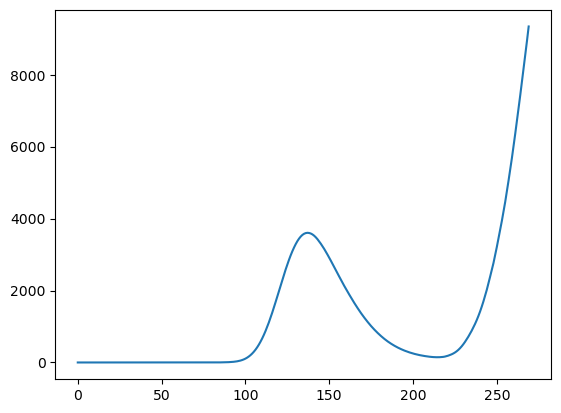
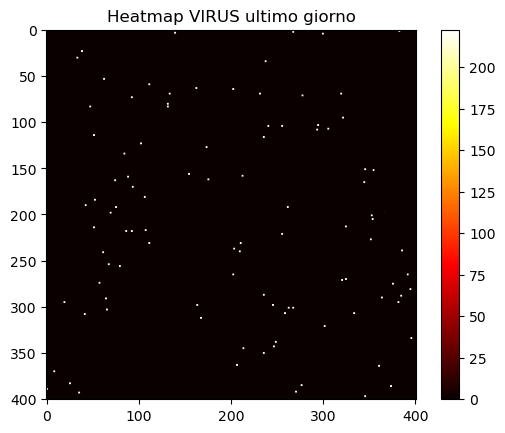
The change to this notebook cell's code, shown as a diff; its figure went from the first image to the second:
--- before
+++ after
@@ -3,10 +3,13 @@
 importlib.reload(vir)
 
-N,VIRUS_LAYERS = vir.setup_virus(270,STORICO)
+N,VIRUS_LAYERS = vir.setup_virus(GIORNO_DA_STUDIARE,STORICO)
+# Visualizza l'ultimo giorno
+plt.imshow(VIRUS_LAYERS[-1], cmap='hot')
+plt.colorbar()
+plt.title('Heatmap VIRUS ultimo giorno')
+plt.show()
 
 
-import virus as vir
-import importlib 
-importlib.reload(vir)
+
 s=0.341
 x = np.arange(1, 32)

Commit: ppppp